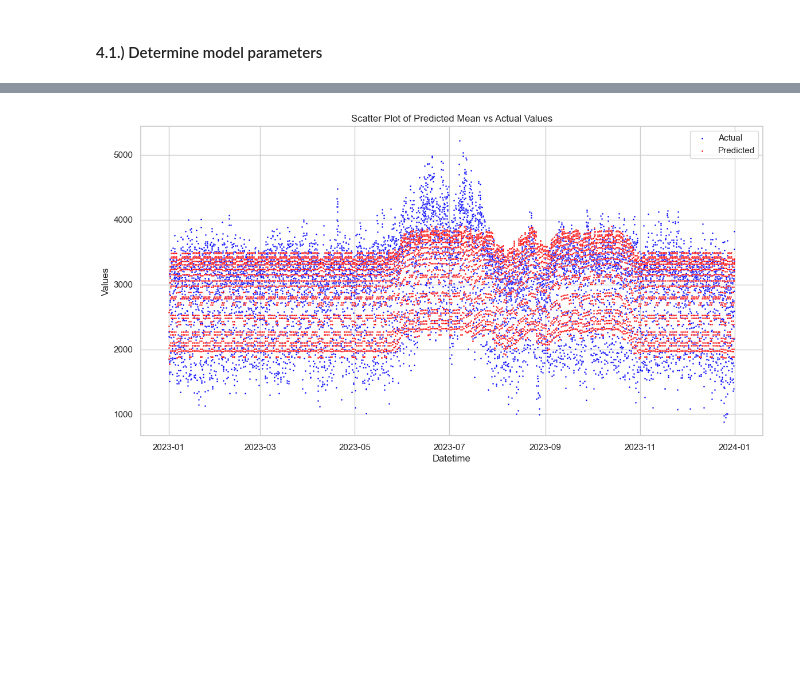
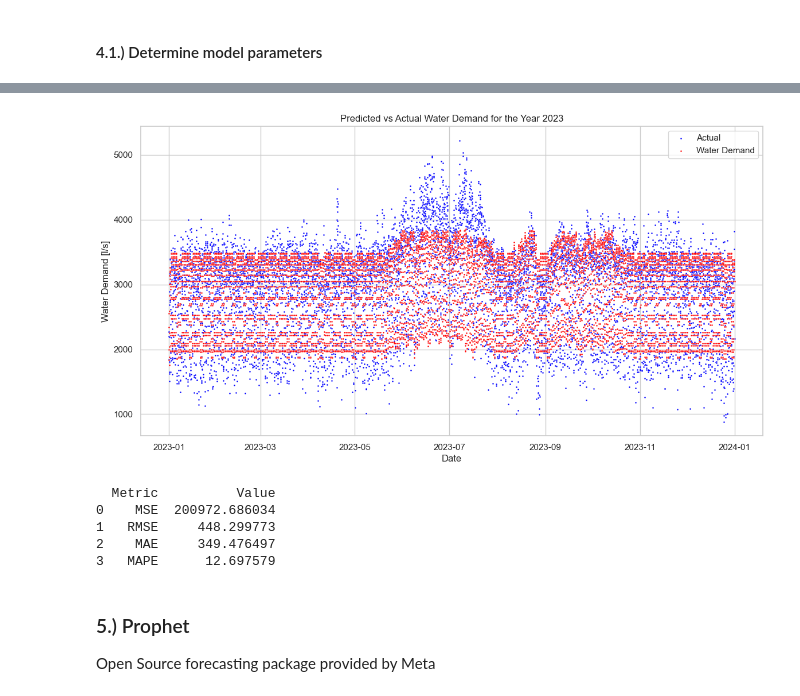
Before and after one commit to DavidArtukovic/Projektarbeit_Artukovic, a Jupyter notebook: src/hourly_water_consumption.ipynb, the cells around one changed output, grey strips where cells are left out. Drawn from its saved outputs; the diff is of its cells as text; code cells hidden in the pictures; blank space fills up the shorter version.

```diff
--- a/src/hourly_water_consumption.ipynb
+++ b/src/hourly_water_consumption.ipynb
@@ -670,7 +880,9 @@ plt.show()
 ### 4.) SARIMAX - Weather Based
 Mid-term forecast based on exogoneous variables and time-serie decomposition
 # %%
+# Select 3 year period
 start_date = pd.Timestamp("2021-01-01T00")
+
 end_date = pd.Timestamp("2023-12-31T23")
-three_year_data = df_merged.loc[start_date:end_date].copy()
-three_year_data.describe()
+
+sarimax_df = df_merged.loc[start_date:end_date].copy()
@@ -698,16 +889,21 @@ three_year_data["dry_soil"] = np.minimum(0, three_year_data["BF20"] - 50) * -1
 # %%
 #  Prepare the data
-endog = three_year_data["nodal_demand"]
-exog = three_year_data[
+endog = sarimax_df["nodal_demand"]
+exog = sarimax_df[
     [
-        "T_hot",
+        # "T_hot",
         "T_hot^2",
         "is_weekend",
         "is_holiday",
+        # "temperature_Schnar",
+        # "dry_soil",
+        "dry_soil_10*temperature_Schnar",
+        # "dry_soil_30*temperature_Schnar",
+        "dry_soil_10*T_hot",
+        # "dry_soil_30*T_hot",
         # "precipitation_Schnar",
         # "T_hot*sunshine_duration_Schnar",
         # "T_hot*precipitation_Schnar",
-        "dry_soil",
         # "sin_168_1",
         # "cos_168_1",
         # "sin_168_2",
@@ -753,31 +949,76 @@ Warnings:
 # %%
 # Make predictions one year ahead
 predictions = results.get_forecast(steps=364 * 24 + 23, exog=test_exog)
-predicted_mean = predictions.predicted_mean
+predicted_mean = pd.DataFrame(predictions.predicted_mean).set_index(test_endog.index)
-# %%
-predicted_mean = pd.DataFrame(predicted_mean).set_index(test_endog.index)
 # %%
+# Plot - SARIMAX Forecast against Actual for 2023
 plt.figure(figsize=(14, 7))
 sns.scatterplot(
+
     x="datetime",
+
     y="nodal_demand",
+
     data=pd.DataFrame(test_endog),
+
     label="Actual",
+
     color="blue",
+
     s=4,
 )
 sns.scatterplot(
+
     x="datetime",
+
     y="predicted_mean",
+
     data=pd.DataFrame(predicted_mean),
-    label="Predicted",
+
+    label="Water Demand",
     color="red",
+
     s=4,
 )
+
 plt.xlabel("Date")
+
 plt.ylabel("Water Demand [l/s]")
-plt.title("Scatter Plot of Predicted Mean vs Actual Values")
+
+plt.title("Predicted vs Actual Water Demand for the Year 2023")
+
 plt.legend()
+
 plt.show()
 # %% [output]
-[figure, old version]
+[figure, new version]
+# %%
+#  Calculate MSE
+mse = mean_squared_error(test_endog, predicted_mean["predicted_mean"])
+
+# Calculate RMSE
+rmse = np.sqrt(mse)
+
+# Calculate MAE
+mae = mean_absolute_error(test_endog, predicted_mean["predicted_mean"])
+
+# Calculate MAPE
+mape = (
+    np.mean(np.abs((test_endog - predicted_mean["predicted_mean"]) / test_endog)) * 100
+)
+
+# Create a DataFrame to display the results
+results = pd.DataFrame(
+    {"Metric": ["MSE", "RMSE", "MAE", "MAPE"], "Value": [mse, rmse, mae, mape]}
+)
+
+print(results)
+# %% [output]
+  Metric          Value
+0    MSE  200972.686034
+1   RMSE     448.299773
+2    MAE     349.476497
+3   MAPE      12.697579
+# %% [markdown]
+### 5.) Prophet
+Open Source forecasting package provided by Meta
```
Also changed, not shown: parts of 55 cells of this notebook, 5 other files.
